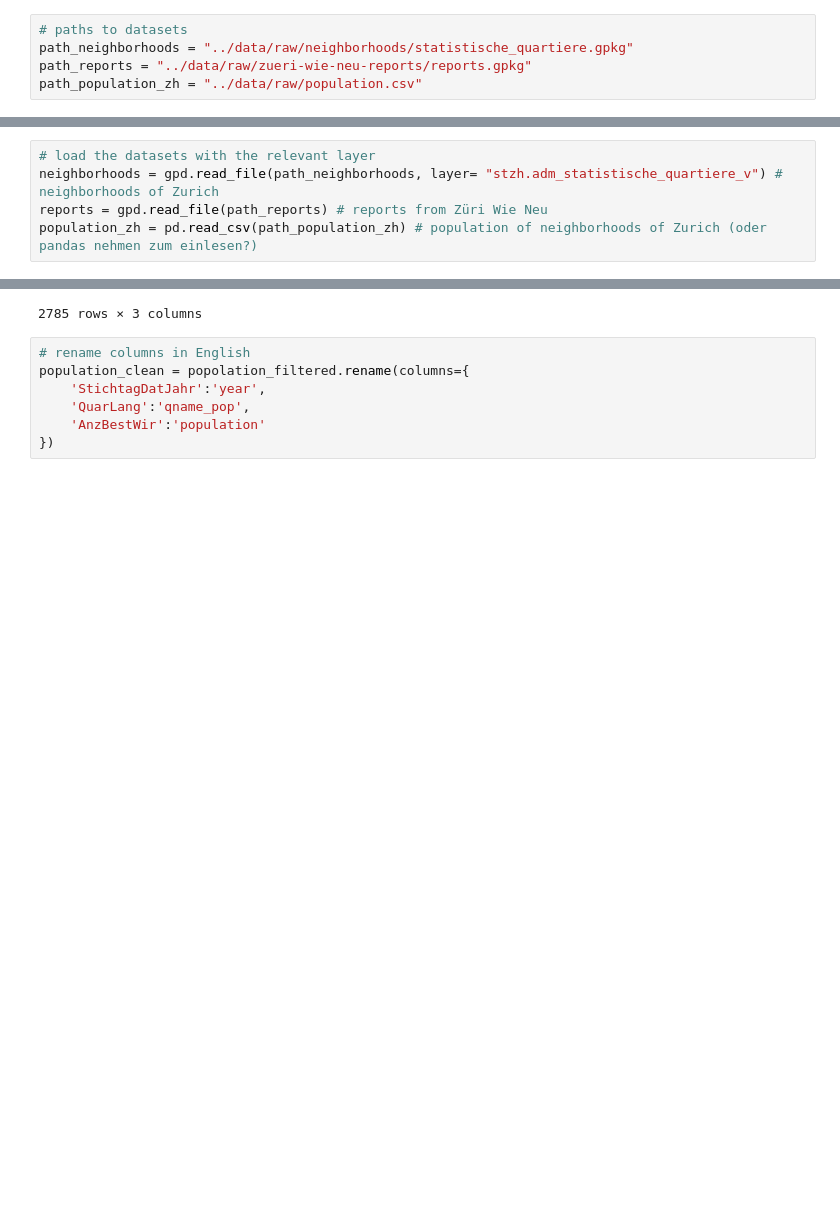
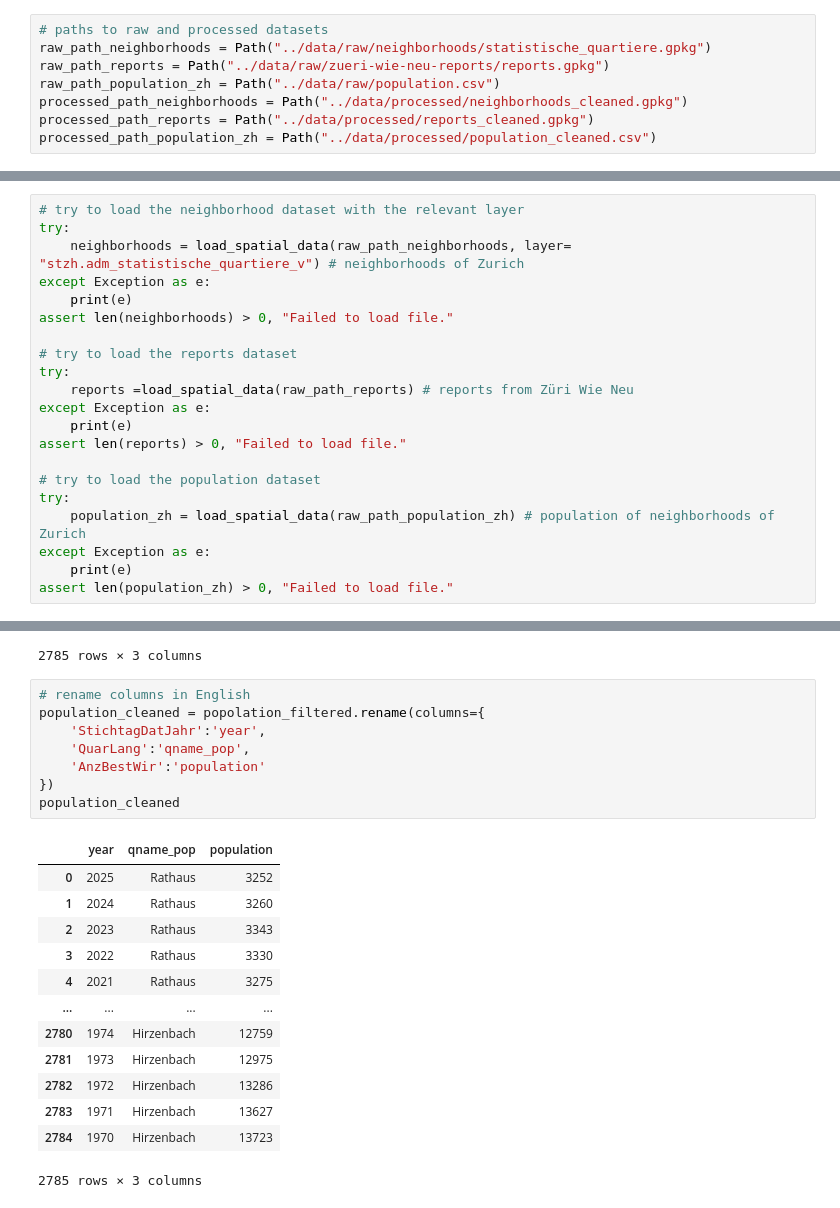
Before and after one commit to 0001jr/zurich-wie-neu, a Jupyter notebook: notebooks/zuri-wie-neu.ipynb, the cells around one changed output, grey strips where cells are left out. Saved outputs shown, nothing was run; the diff lists cells and outputs as text; blank space fills up the shorter version.

```diff
--- a/notebooks/zuri-wie-neu.ipynb
+++ b/notebooks/zuri-wie-neu.ipynb
@@ -21,5 +27,8 @@ import pyogrio # for checking layers
 # %%
-# paths to datasets
-path_neighborhoods = "../data/raw/neighborhoods/statistische_quartiere.gpkg"
-path_reports = "../data/raw/zueri-wie-neu-reports/reports.gpkg"
-path_population_zh = "../data/raw/population.csv"
+# paths to raw and processed datasets
+raw_path_neighborhoods = Path("../data/raw/neighborhoods/statistische_quartiere.gpkg")
+raw_path_reports = Path("../data/raw/zueri-wie-neu-reports/reports.gpkg")
+raw_path_population_zh = Path("../data/raw/population.csv")
+processed_path_neighborhoods = Path("../data/processed/neighborhoods_cleaned.gpkg")
+processed_path_reports = Path("../data/processed/reports_cleaned.gpkg")
+processed_path_population_zh = Path("../data/processed/population_cleaned.csv")
@@ -62,6 +95,22 @@ for layer_name, _ in pyogrio.list_layers(path_neighborhoods):
 # %%
-# load the datasets with the relevant layer
-neighborhoods = gpd.read_file(path_neighborhoods, layer= "stzh.adm_statistische_quartiere_v") # neighborhoods of Zurich
-reports = gpd.read_file(path_reports) # reports from Züri Wie Neu
-population_zh = pd.read_csv(path_population_zh) # population of neighborhoods of Zurich (oder pandas nehmen zum einlesen?)
+# try to load the neighborhood dataset with the relevant layer
+try:
+    neighborhoods = load_spatial_data(raw_path_neighborhoods, layer= "stzh.adm_statistische_quartiere_v") # neighborhoods of Zurich
+except Exception as e:
+    print(e)
+assert len(neighborhoods) > 0, "Failed to load file."
+
+# try to load the reports dataset
+try:
+    reports =load_spatial_data(raw_path_reports) # reports from Züri Wie Neu
+except Exception as e:
+    print(e)
+assert len(reports) > 0, "Failed to load file."
+
+# try to load the population dataset
+try:
+    population_zh = load_spatial_data(raw_path_population_zh) # population of neighborhoods of Zurich
+except Exception as e:
+    print(e)
+assert len(population_zh) > 0, "Failed to load file."
 # %% [markdown]
@@ -314,8 +377,23 @@ popolation_filtered
 2785 rows × 3 columns
 # %%
 # rename columns in English
-population_clean = popolation_filtered.rename(columns={
+population_cleaned = popolation_filtered.rename(columns={
     'StichtagDatJahr':'year',
     'QuarLang':'qname_pop',
     'AnzBestWir':'population'
 })
+population_cleaned
+# %% [output]
+|  | year | qname_pop | population |
+| 0 | 2025 | Rathaus | 3252 |
+| 1 | 2024 | Rathaus | 3260 |
+| 2 | 2023 | Rathaus | 3343 |
+| 3 | 2022 | Rathaus | 3330 |
+| 4 | 2021 | Rathaus | 3275 |
+| ... | ... | ... | ... |
+| 2780 | 1974 | Hirzenbach | 12759 |
+| 2781 | 1973 | Hirzenbach | 12975 |
+| 2782 | 1972 | Hirzenbach | 13286 |
+| 2783 | 1971 | Hirzenbach | 13627 |
+| 2784 | 1970 | Hirzenbach | 13723 |
+2785 rows × 3 columns
```
Also changed, not shown: parts of 34 cells of this notebook.
